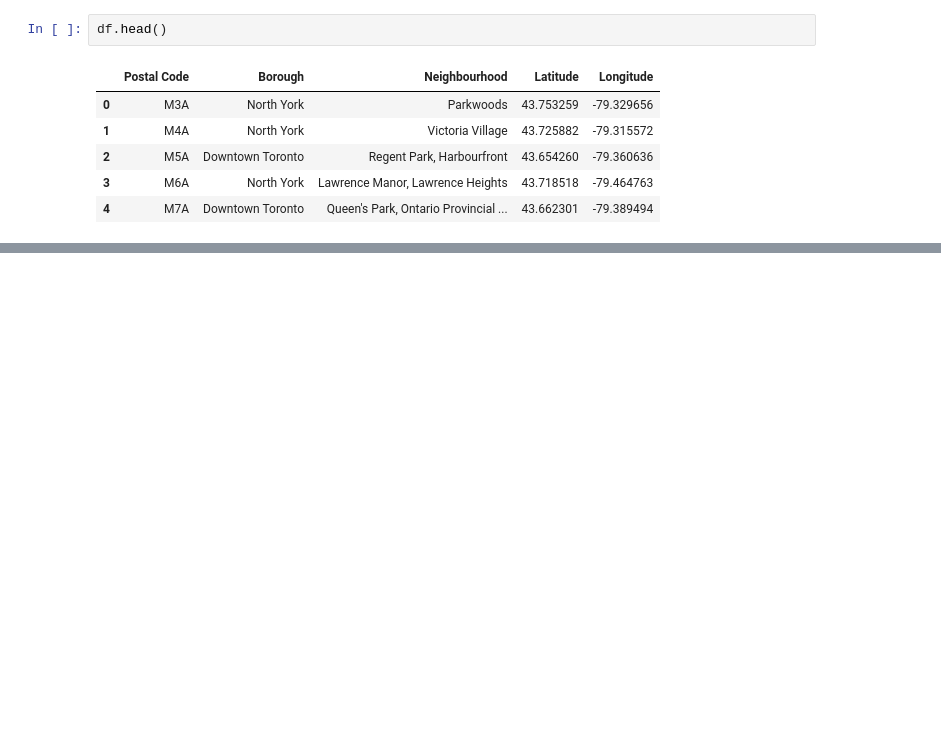
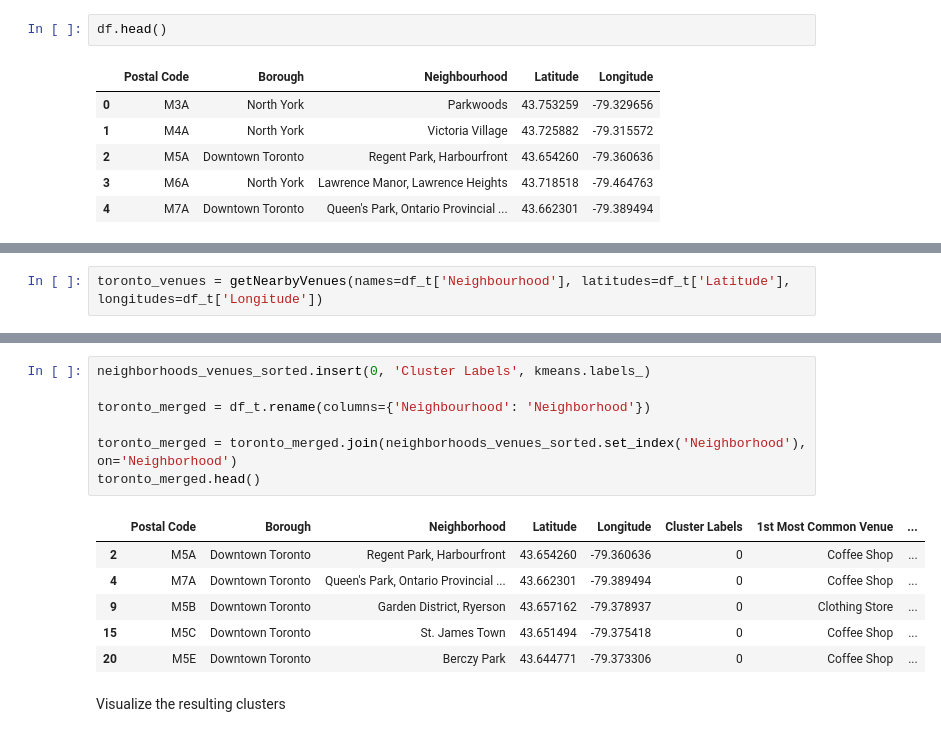
Before and after one commit to david-h-oh/Coursera_Capstone, a Jupyter notebook: scripts/Peer_graded_assignment_2.ipynb, the cells around one changed output, grey strips where cells are left out. Saved outputs shown, nothing was run; the diff lists cells and outputs as text; blank space fills up the shorter version.

```diff
--- a/scripts/Peer_graded_assignment_2.ipynb
+++ b/scripts/Peer_graded_assignment_2.ipynb
@@ -72,0 +157,2 @@ df.head()
+# %%
+toronto_venues = getNearbyVenues(names=df_t['Neighbourhood'], latitudes=df_t['Latitude'], longitudes=df_t['Longitude'])
@@ -72,0 +255,16 @@ df.head()
+# %%
+neighborhoods_venues_sorted.insert(0, 'Cluster Labels', kmeans.labels_)
+
+toronto_merged = df_t.rename(columns={'Neighbourhood': 'Neighborhood'})
+
+toronto_merged = toronto_merged.join(neighborhoods_venues_sorted.set_index('Neighborhood'), on='Neighborhood')
+toronto_merged.head()
+# %% [output]
+|  | Postal Code | Borough | Neighborhood | Latitude | Longitude | Cluster Labels | 1st Most Common Venue | ... |
+| 2 | M5A | Downtown Toronto | Regent Park, Harbourfront | 43.654260 | -79.360636 | 0 | Coffee Shop | ... |
+| 4 | M7A | Downtown Toronto | Queen's Park, Ontario Provincial ... | 43.662301 | -79.389494 | 0 | Coffee Shop | ... |
+| 9 | M5B | Downtown Toronto | Garden District, Ryerson | 43.657162 | -79.378937 | 0 | Clothing Store | ... |
+| 15 | M5C | Downtown Toronto | St. James Town | 43.651494 | -79.375418 | 0 | Coffee Shop | ... |
+| 20 | M5E | Downtown Toronto | Berczy Park | 43.644771 | -79.373306 | 0 | Coffee Shop | ... |
+# %% [markdown]
+Visualize the resulting clusters
```
Also changed, not shown: parts of 37 cells of this notebook.
